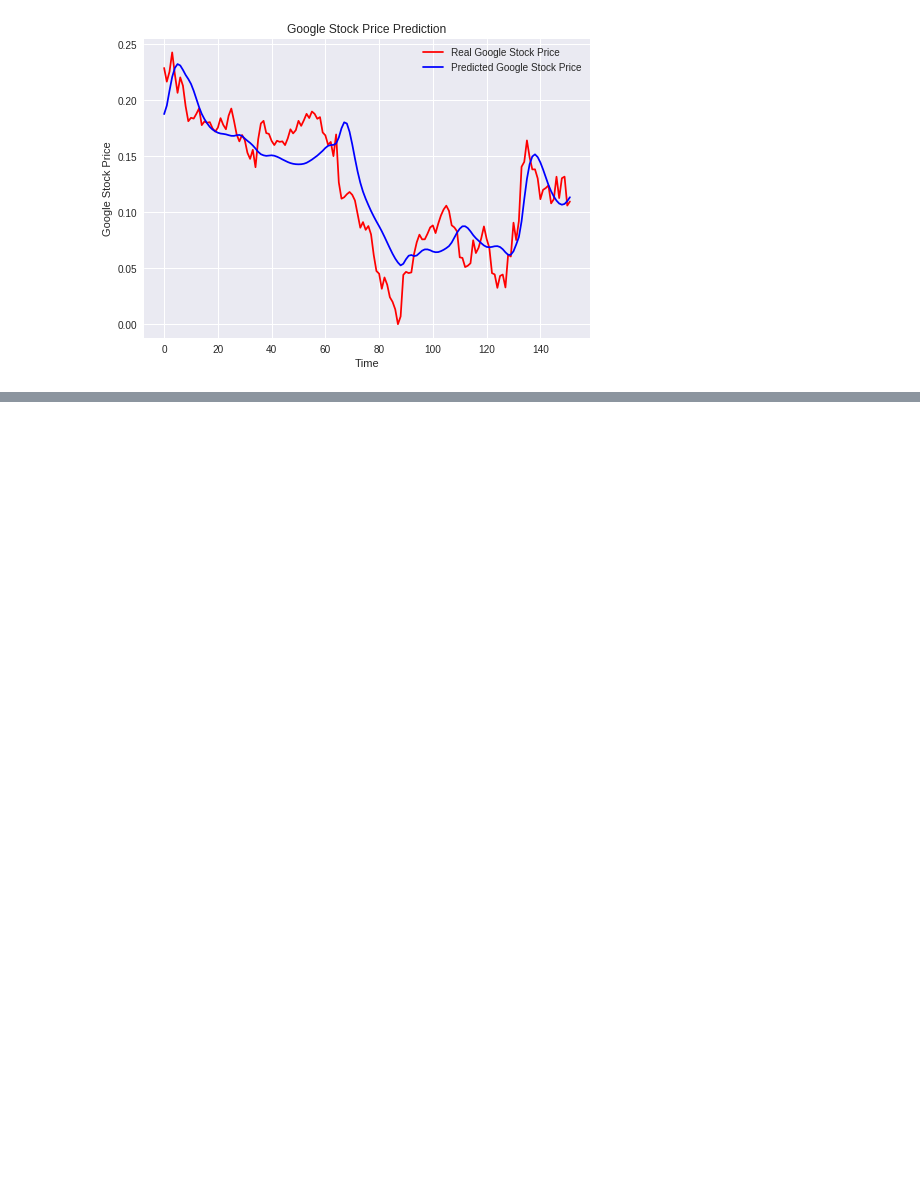
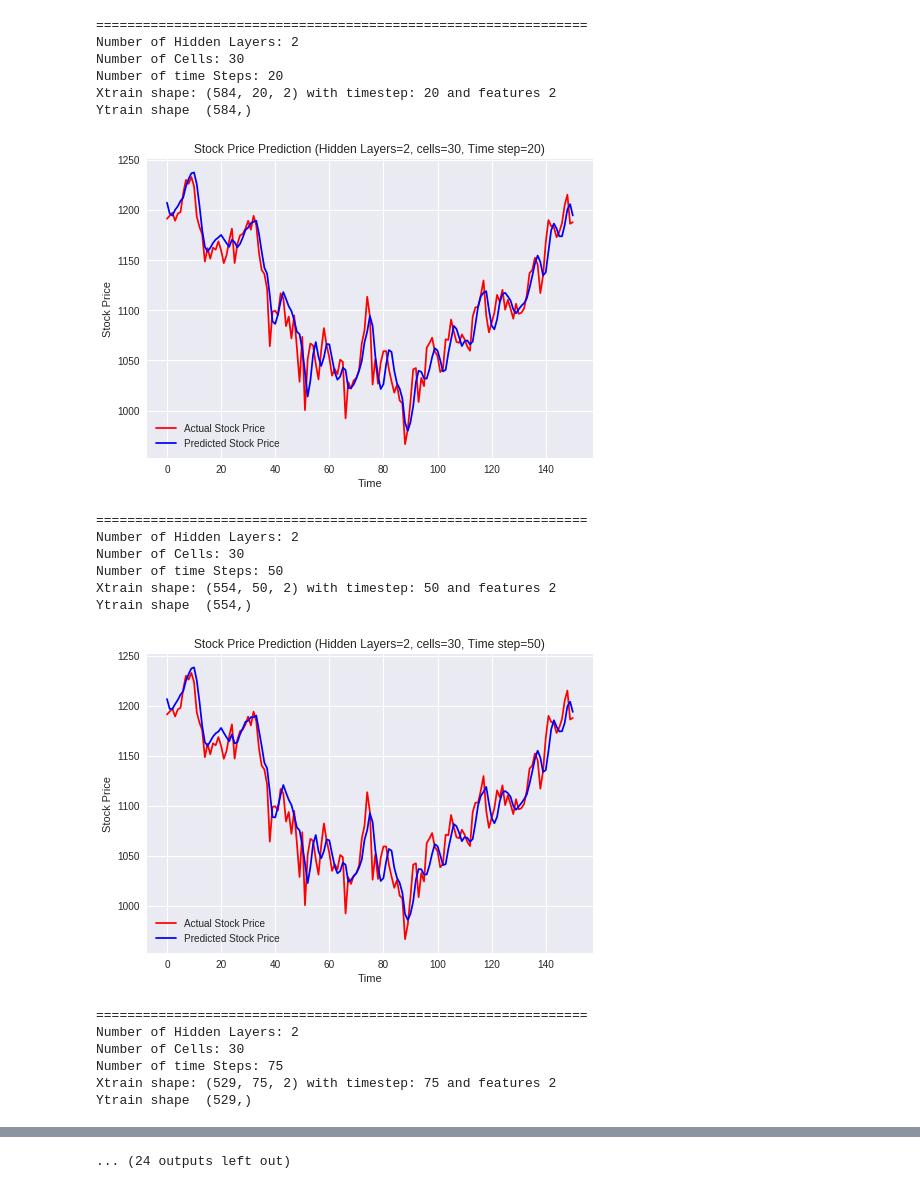
Before and after one commit to anujbansal16/RNN-and-HMM-network, a Jupyter notebook: Assignment10.ipynb, the cells around one changed output, grey strips where cells are left out. Drawn from its saved outputs; the diff is of its cells as text; code cells hidden in the pictures; blank space fills up the shorter version.

```diff
--- a/Assignment10.ipynb
+++ b/Assignment10.ipynb
@@ -19,8 +29,10 @@ def splitTrainTest(data,percent):
 # %%
-data=pd.read_csv("GoogleStocks.csv").values
+data=pd.read_csv("GoogleStocks.csv").values[1:]
+data=data[::-1]
 av=(data[:,4:]).astype(np.float)
 data[:,5]=av.mean(axis=1)
 data=data[:,[3,2,5]]
 print(data.shape)
 # print(data)
+# print(data)
 # %% [output]
@@ -37,12 +48,0 @@ print(scaledTrain.shape,scaledTest.shape)
-# %%
-X_train = []
-y_train = []
-for i in range(60, scaledTrain.shape[0]):
-    X_train.append(scaledTrain[i-60:i, [1,2]])
-    y_train.append(scaledTrain[i, 0])
-X_train, y_train = np.array(X_train), np.array(y_train)
-print(X_train.shape)
-print(y_train.shape)
-# Reshaping
-X_train = np.reshape(X_train, (X_train.shape[0], X_train.shape[1], 2))
-print(X_train.shape)
@@ -134,12 +133,40 @@ for a,b in zip(y_test,predicted_stock_price):
 # %%
-
-# Visualising the results
-plt.plot(y_test, color = 'red', label = 'Real Google Stock Price')
-plt.plot(predicted_stock_price, color = 'blue', label = 'Predicted Google Stock Price')
-plt.title('Google Stock Price Prediction')
-plt.xlabel('Time')
-plt.ylabel('Google Stock Price')
-plt.legend()
-plt.show()
+def plotActualVspred(actual,predicted,hL, cells, tsteps):
+  plt.plot(actual, color = 'r', label = 'Actual Stock Price')
+  plt.plot(predicted, color = 'b', label = 'Predicted Stock Price')
+  plt.title('Stock Price Prediction (Hidden Layers=%d, cells=%d, Time step=%d)'%(hL,cells,tsteps))
+  plt.xlabel('Time')
+  plt.ylabel('Stock Price')
+  plt.legend()
+  plt.show()
-# %% [output]
-[figure, removed]
+# %%
+hLayers=[2,3]
+cellss=[30,50,80]
+tsteps=[20,50,75]
+for hL in hLayers:
+  for cell in cellss:
+    for tstep in tsteps:
+      model=trainRNN(hiddenLayers=hL,cells=cell,timeStep=tstep)
+      actual,predicted=testRNN(timeStep=tstep,regressor=model)
+      plotActualVspred(actual,predicted,hL,cell,tstep)
+# %% [output]
+===============================================================
+Number of Hidden Layers: 2
+Number of Cells: 30
+Number of time Steps: 20
+Xtrain shape: (584, 20, 2) with timestep: 20 and features 2
+Ytrain shape  (584,)
+[figure, added]
+===============================================================
+Number of Hidden Layers: 2
+Number of Cells: 30
+Number of time Steps: 50
+Xtrain shape: (554, 50, 2) with timestep: 50 and features 2
+Ytrain shape  (554,)
+[figure, added]
+===============================================================
+Number of Hidden Layers: 2
+Number of Cells: 30
+Number of time Steps: 75
+Xtrain shape: (529, 75, 2) with timestep: 75 and features 2
+Ytrain shape  (529,)
@@ -145,0 +195 @@ plt.show()
+... (24 outputs left out)
```
Also changed, not shown: parts of 15 cells of this notebook.
